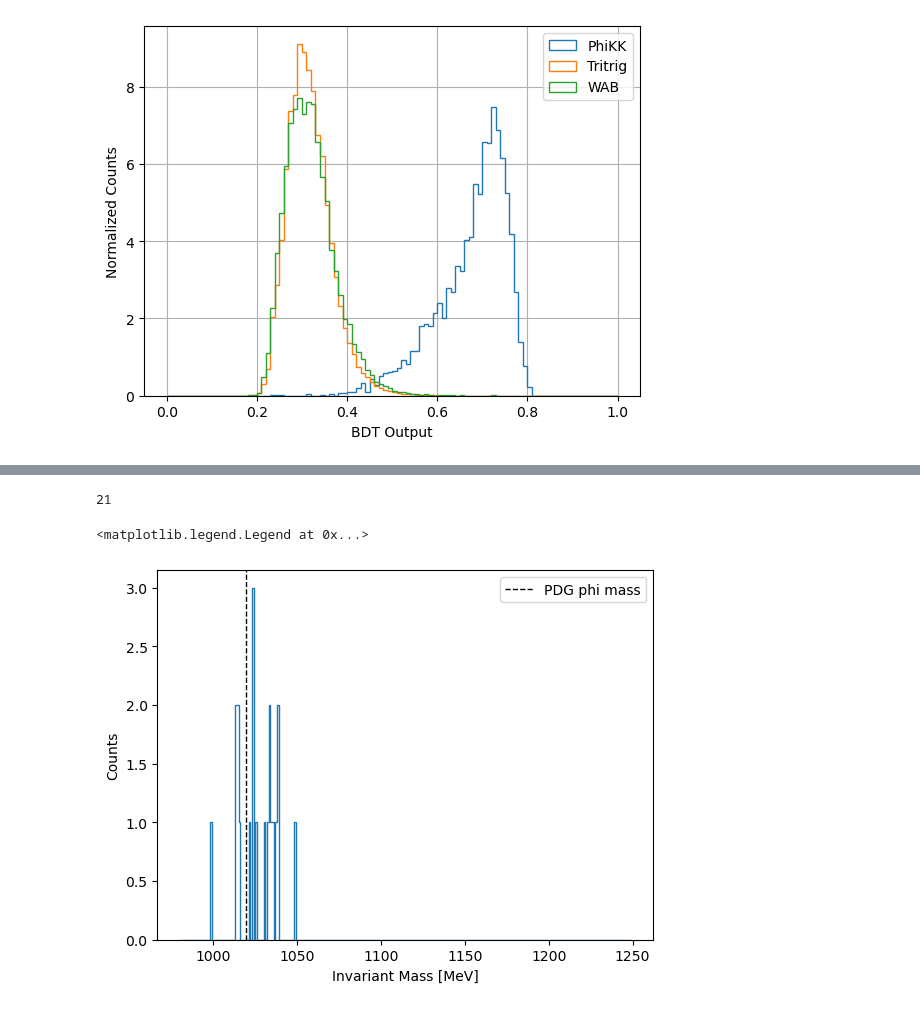
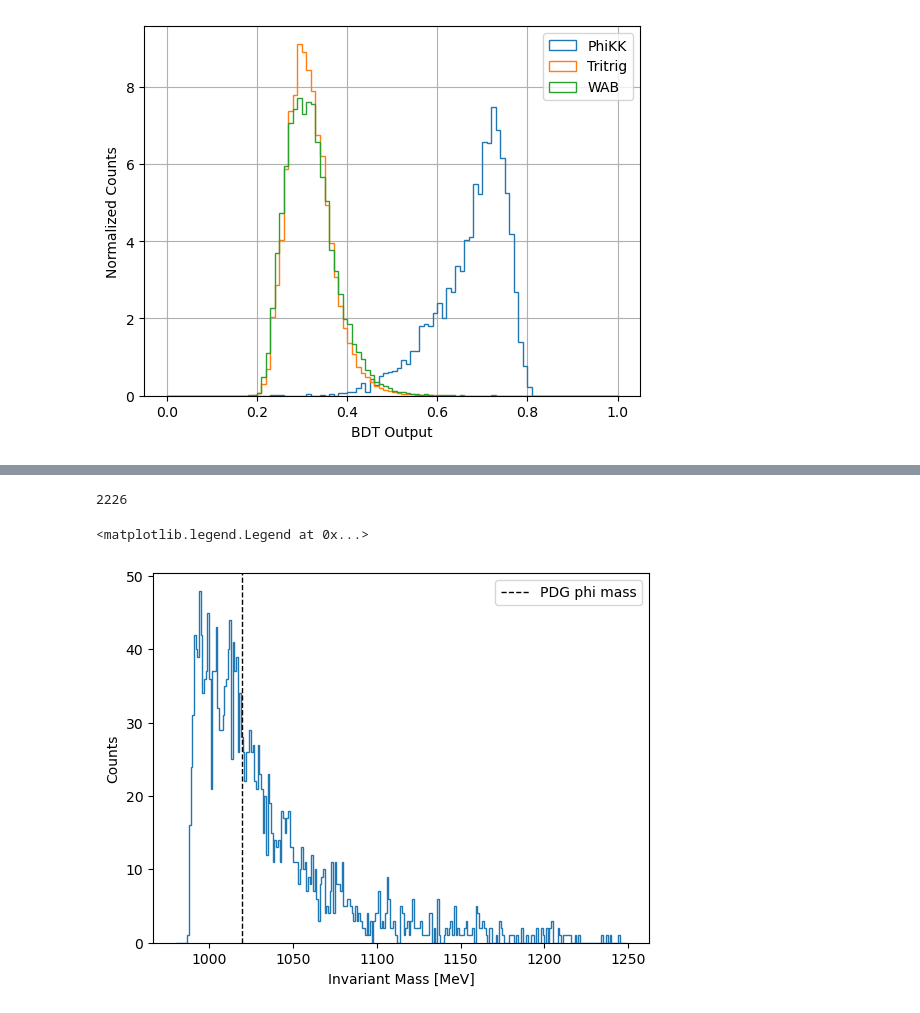
Before and after one commit to mghrear/pivoting-ANN, a Jupyter notebook: BDT.ipynb, the cells around one changed output, grey strips where cells are left out. Saved outputs shown, nothing was run; the diff lists cells and outputs as text; code cells hidden in the pictures.

```diff
--- a/BDT.ipynb
+++ b/BDT.ipynb
@@ -268,14 +218,14 @@ plt.legend()
 # %%
-final_df_cut = final_df[final_df['Yhat']>0.8].reset_index(drop=True)
+final_df_cut = final_df[final_df['Yhat']>0.47].reset_index(drop=True)
 x_vals = 1000*final_df_cut.M
 
 print(len(x_vals))
 plt.hist(x_vals, bins=np.arange(980,1250,1), histtype='step')
 plt.axvline(1019.461, color='k', linestyle='dashed', linewidth=1, label='PDG phi mass')
 plt.xlabel('Invariant Mass [MeV]')
 plt.ylabel('Counts')
 plt.legend()
 # %% [output]
-21
+2226
 <matplotlib.legend.Legend at 0x...>
-[figure, old version]
+[figure, new version]
```
Also changed, not shown: parts of 13 cells of this notebook, 7 other files.
